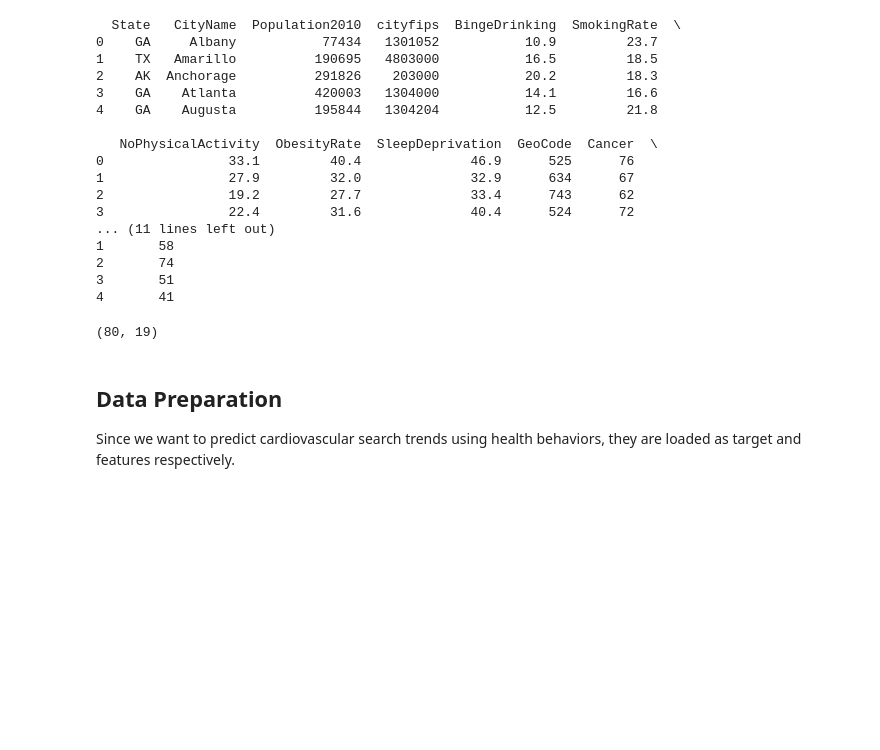
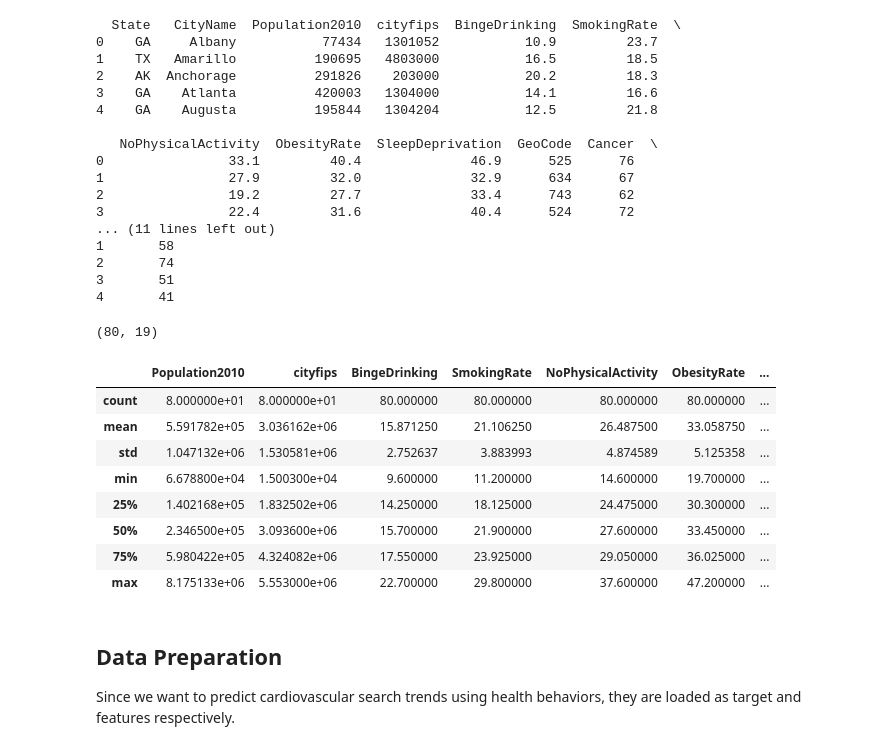
Before and after one commit to sidahuja1/CPSC368_Project, a Jupyter notebook: models.ipynb, the cells around one changed output. Cells and saved outputs as stored; diff of their text form; code cells hidden in the pictures; blank space fills up the shorter version.

```diff
--- a/models.ipynb
+++ b/models.ipynb
@@ -65,6 +69,18 @@ data.shape
 3       51
 4       41
 (80, 19)
+# %%
+data.describe()
+# %% [output]
+|  | Population2010 | cityfips | BingeDrinking | SmokingRate | NoPhysicalActivity | ObesityRate | ... |
+| count | 8.000000e+01 | 8.000000e+01 | 80.000000 | 80.000000 | 80.000000 | 80.000000 | ... |
+| mean | 5.591782e+05 | 3.036162e+06 | 15.871250 | 21.106250 | 26.487500 | 33.058750 | ... |
+| std | 1.047132e+06 | 1.530581e+06 | 2.752637 | 3.883993 | 4.874589 | 5.125358 | ... |
+| min | 6.678800e+04 | 1.500300e+04 | 9.600000 | 11.200000 | 14.600000 | 19.700000 | ... |
+| 25% | 1.402168e+05 | 1.832502e+06 | 14.250000 | 18.125000 | 24.475000 | 30.300000 | ... |
+| 50% | 2.346500e+05 | 3.093600e+06 | 15.700000 | 21.900000 | 27.600000 | 33.450000 | ... |
+| 75% | 5.980422e+05 | 4.324082e+06 | 17.550000 | 23.925000 | 29.050000 | 36.025000 | ... |
+| max | 8.175133e+06 | 5.553000e+06 | 22.700000 | 29.800000 | 37.600000 | 47.200000 | ... |
 # %% [markdown]
 ## Data Preparation
 
```
Also changed, not shown: parts of 12 cells of this notebook, 1 other file.
